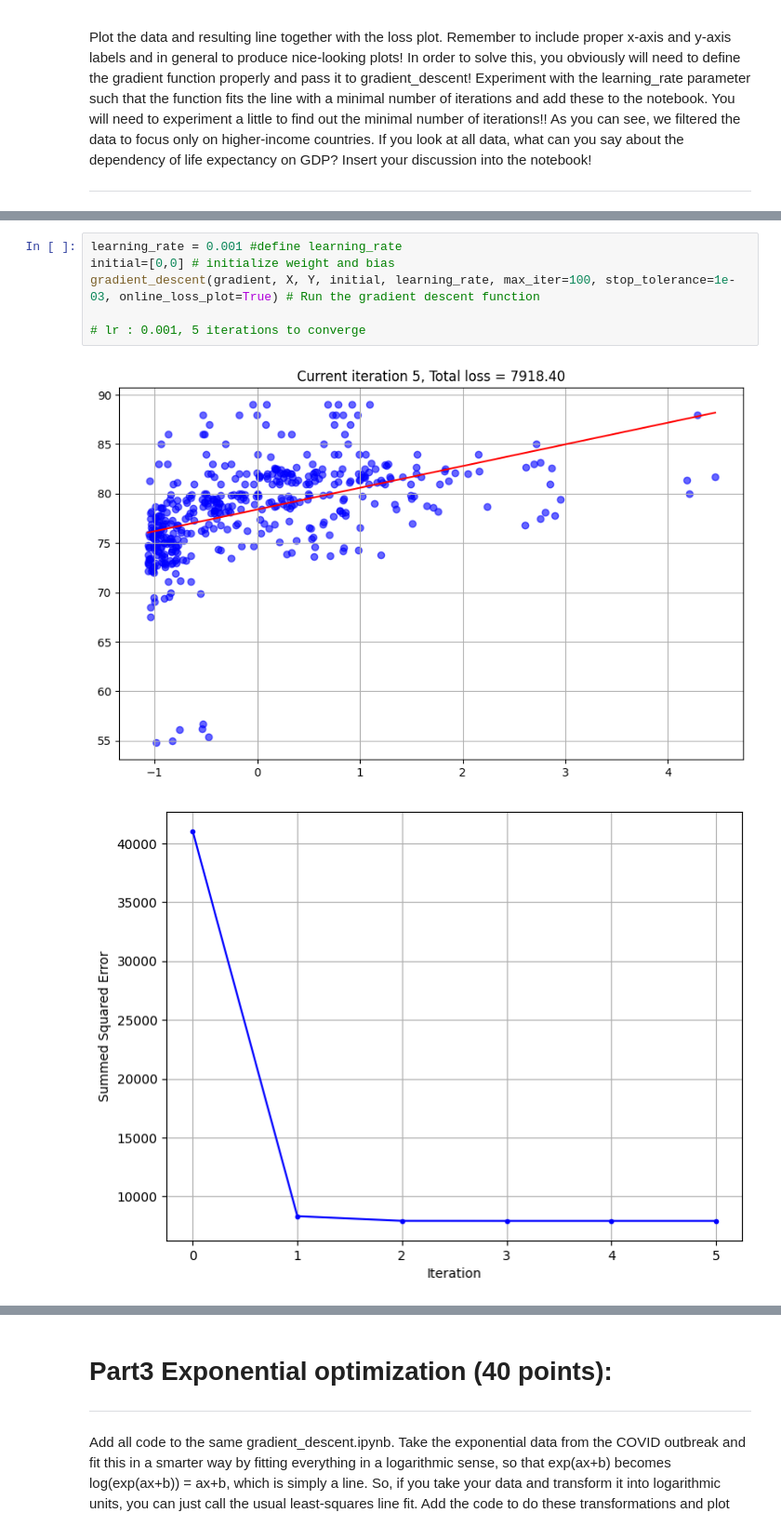
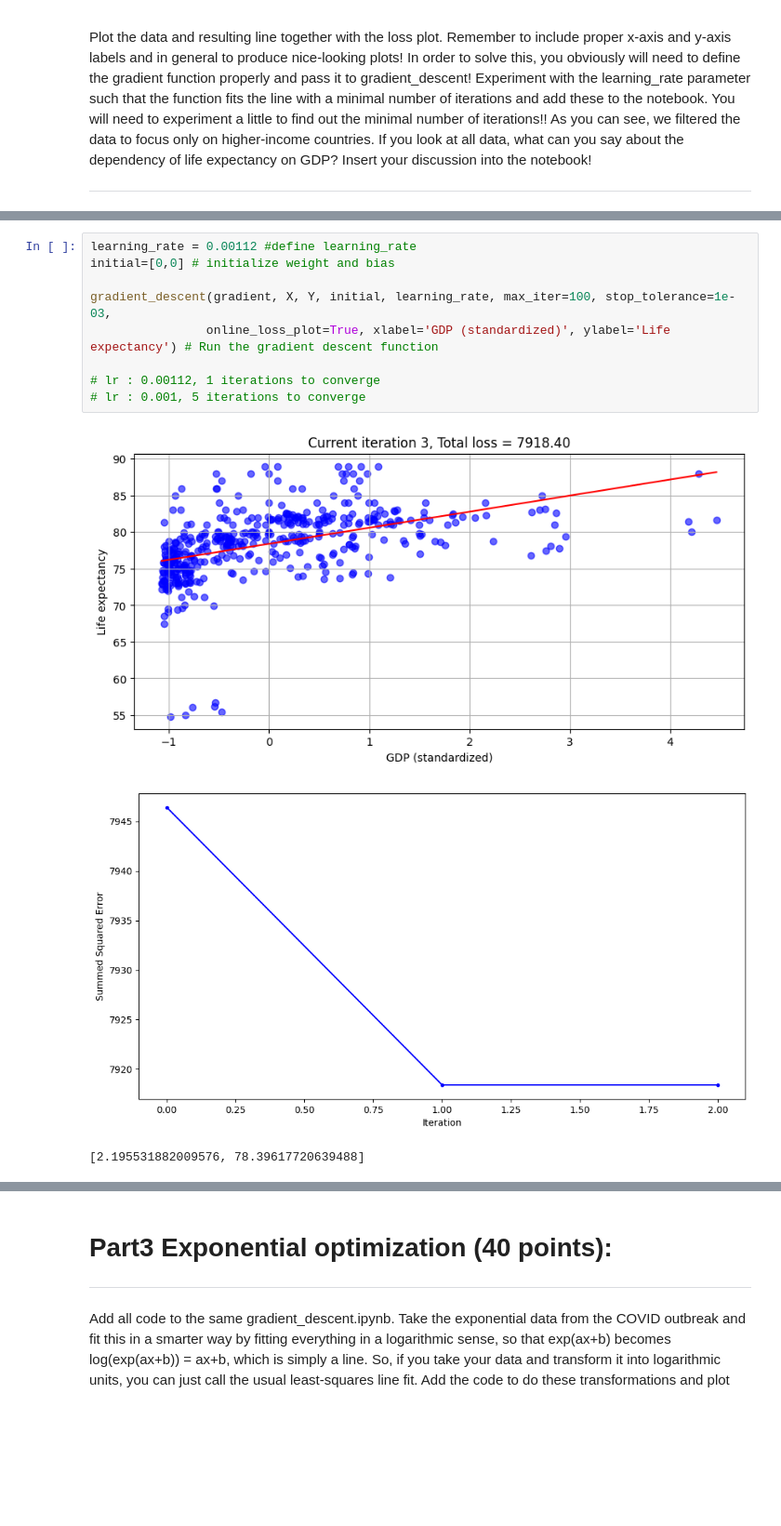
Before and after one commit to jshim0978/KU_NN, a Jupyter notebook: 2023020923_2023020928_A1/gradient_descent.ipynb, the cells around one changed output, grey strips where cells are left out. Shown at 93% size. Saved outputs shown, nothing was run; the diff lists cells and outputs as text; blank space fills up the shorter version.

```diff
--- a/2023020923_2023020928_A1/gradient_descent.ipynb
+++ b/2023020923_2023020928_A1/gradient_descent.ipynb
@@ -180,12 +203,16 @@ X = (X - np.mean(X)) / np.std(X)
 # %%
-learning_rate = 0.001 #define learning_rate
+learning_rate = 0.00112 #define learning_rate
 initial=[0,0] # initialize weight and bias
-gradient_descent(gradient, X, Y, initial, learning_rate, max_iter=100, stop_tolerance=1e-03, online_loss_plot=True) # Run the gradient descent function
 
+gradient_descent(gradient, X, Y, initial, learning_rate, max_iter=100, stop_tolerance=1e-03,
+                online_loss_plot=True, xlabel='GDP (standardized)', ylabel='Life expectancy') # Run the gradient descent function
+
+# lr : 0.00112, 1 iterations to converge
 # lr : 0.001, 5 iterations to converge
 # %% [output]
-[figure, old version]
+[figure, new version]
-[figure, old version]
+[figure, new version]
+[2.195531882009576, 78.39617720639488]
 # %% [markdown]
 # Discussion :
 * * *
```
Also changed, not shown: parts of 9 cells of this notebook.
